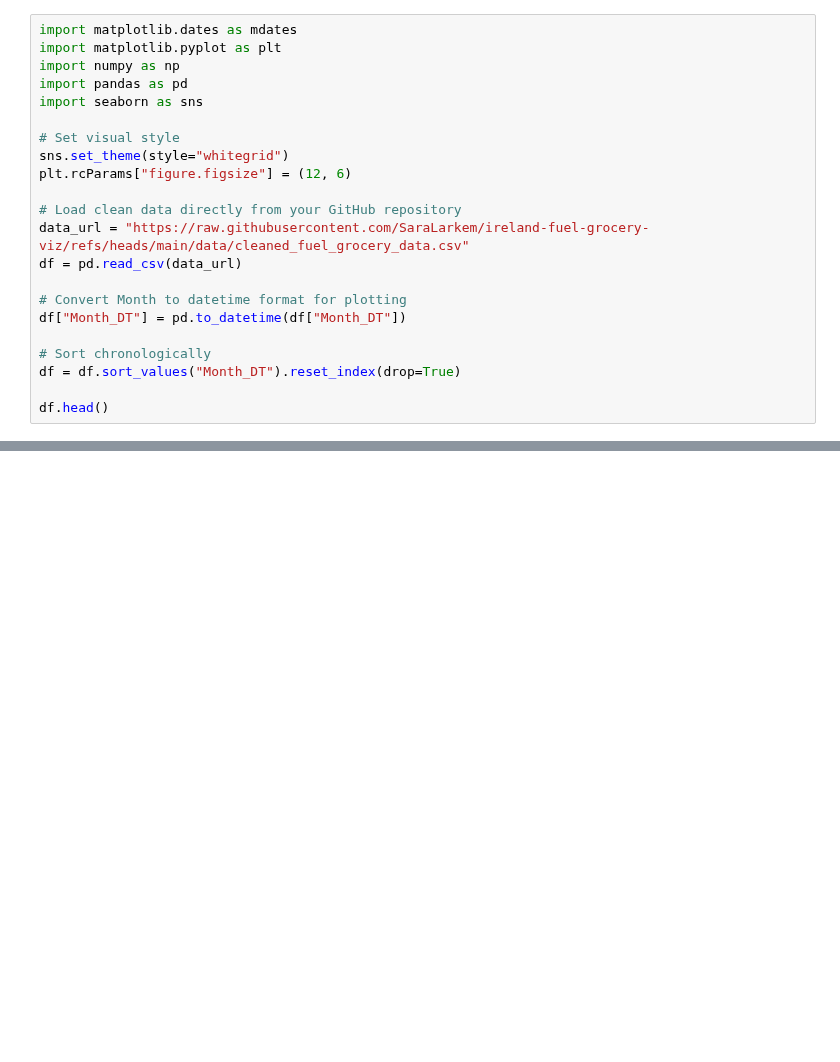
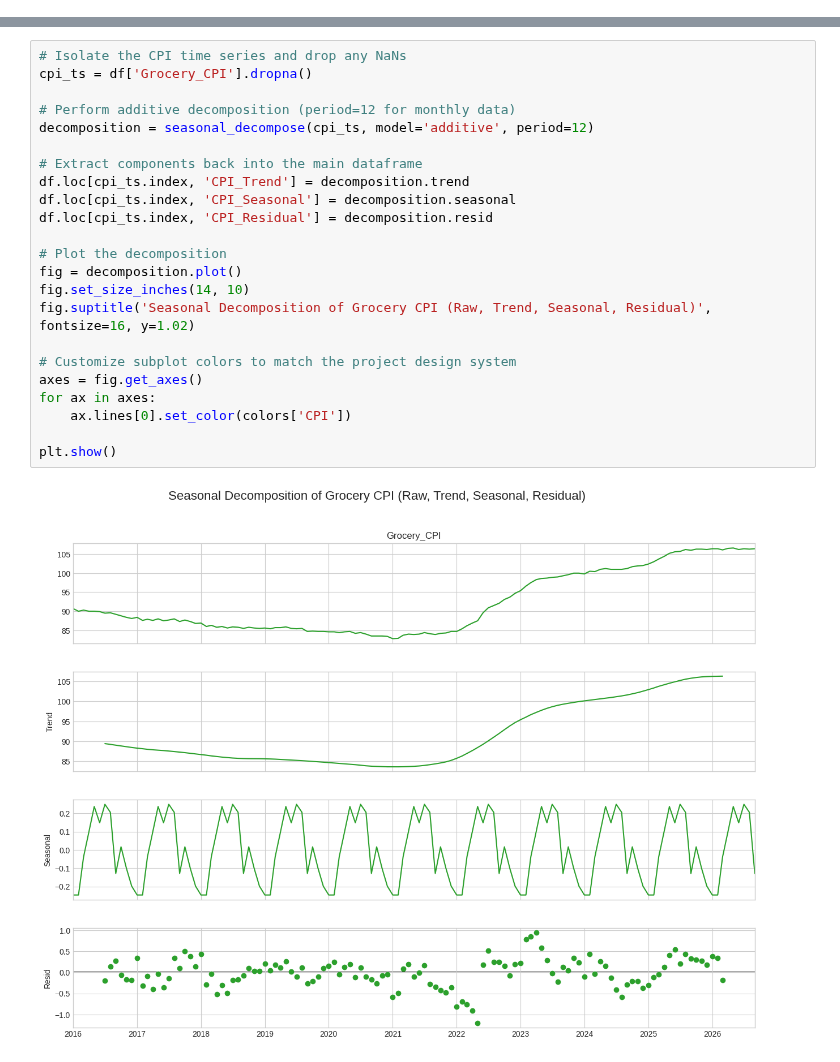
Before and after one commit to SaraLarkem/ireland-fuel-grocery-viz, a Jupyter notebook: notebooks/02_Trend_Analysis.ipynb, the cells around one changed output, grey strips where cells are left out. Drawn from its saved outputs; the diff is of its cells as text; blank space fills up the shorter version.

```diff
--- a/notebooks/02_Trend_Analysis.ipynb
+++ b/notebooks/02_Trend_Analysis.ipynb
@@ -1,24 +1,2 @@
 # %% [markdown]
 <a href="https://colab.research.google.com/github/SaraLarkem/ireland-fuel-grocery-viz/blob/main/notebooks/02_Trend_Analysis.ipynb" target="_parent"><img src="https://colab.research.google.com/assets/colab-badge.svg" alt="Open In Colab"/></a>
-# %%
-import matplotlib.dates as mdates
-import matplotlib.pyplot as plt
-import numpy as np
-import pandas as pd
-import seaborn as sns
-
-# Set visual style
-sns.set_theme(style="whitegrid")
-plt.rcParams["figure.figsize"] = (12, 6)
-
-# Load clean data directly from your GitHub repository
-data_url = "https://raw.githubusercontent.com/SaraLarkem/ireland-fuel-grocery-viz/refs/heads/main/data/cleaned_fuel_grocery_data.csv"
-df = pd.read_csv(data_url)
-
-# Convert Month to datetime format for plotting
-df["Month_DT"] = pd.to_datetime(df["Month_DT"])
-
-# Sort chronologically
-df = df.sort_values("Month_DT").reset_index(drop=True)
-
-df.head()
@@ -537,0 +91,25 @@ plt.show()
+# %%
+# Isolate the CPI time series and drop any NaNs
+cpi_ts = df['Grocery_CPI'].dropna()
+
+# Perform additive decomposition (period=12 for monthly data)
+decomposition = seasonal_decompose(cpi_ts, model='additive', period=12)
+
+# Extract components back into the main dataframe
+df.loc[cpi_ts.index, 'CPI_Trend'] = decomposition.trend
+df.loc[cpi_ts.index, 'CPI_Seasonal'] = decomposition.seasonal
+df.loc[cpi_ts.index, 'CPI_Residual'] = decomposition.resid
+
+# Plot the decomposition
+fig = decomposition.plot()
+fig.set_size_inches(14, 10)
+fig.suptitle('Seasonal Decomposition of Grocery CPI (Raw, Trend, Seasonal, Residual)', fontsize=16, y=1.02)
+
+# Customize subplot colors to match the project design system
+axes = fig.get_axes()
+for ax in axes:
+    ax.lines[0].set_color(colors['CPI'])
+
+plt.show()
+# %% [output]
+[figure, added]
```
Also changed, not shown: parts of 14 cells of this notebook.
